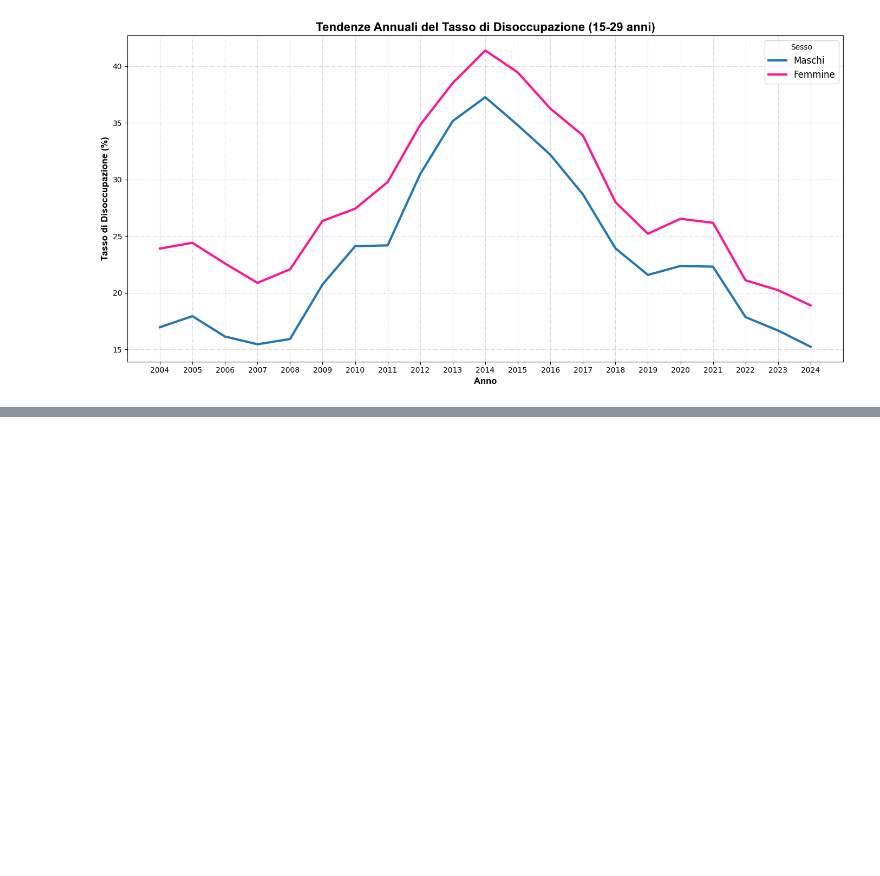
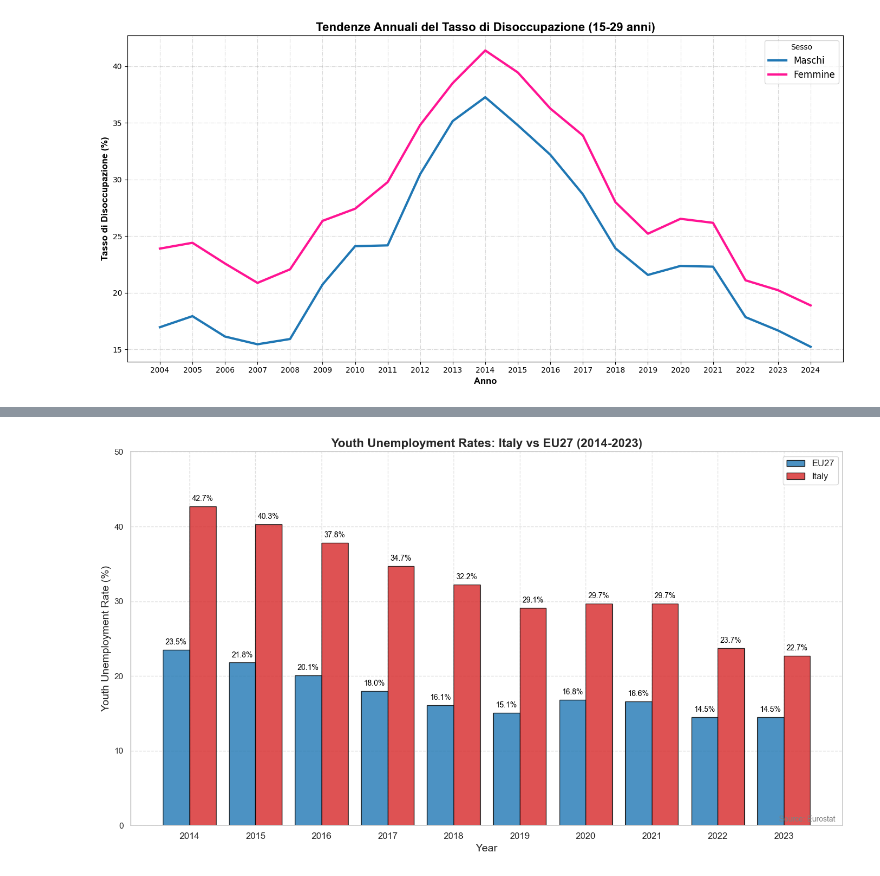
Before and after one commit to lauri14/progetto_visualizzazione_scientifica, a Jupyter notebook: progetto.ipynb, the cells around one changed output, grey strips where cells are left out. Cells and saved outputs as stored; diff of their text form; code cells hidden in the pictures; blank space fills up the shorter version.

```diff
--- a/progetto.ipynb
+++ b/progetto.ipynb
@@ -128,0 +188,49 @@ plt.show()
+# %%
+import matplotlib.pyplot as plt
+import numpy as np
+import seaborn as sns
+
+# Dati
+years = [2014, 2015, 2016, 2017, 2018, 2019, 2020, 2021, 2022, 2023]
+eu27 = [23.5, 21.8, 20.1, 18.0, 16.1, 15.1, 16.8, 16.6, 14.5, 14.5]
+italy = [42.7, 40.3, 37.8, 34.7, 32.2, 29.1, 29.7, 29.7, 23.7, 22.7]
+
+# Configurazione del grafico
+plt.figure(figsize=(14, 8))
+sns.set_theme(style="whitegrid")
+
+# Impostazione della posizione delle barre
+x = np.arange(len(years))  # Posizioni per le barre
+width = 0.4  # Larghezza delle barre
+
+# Creazione delle barre
+bars1 = plt.bar(x - width/2, eu27, width, label='EU27', color='#1f77b4', edgecolor='black', alpha=0.8)
+bars2 = plt.bar(x + width/2, italy, width, label='Italy', color='#d62728', edgecolor='black', alpha=0.8)
+
+# Aggiunta delle etichette di valore sulle barre
+for bar in bars1:
+    plt.text(bar.get_x() + bar.get_width()/2, bar.get_height() + 0.5, f"{bar.get_height():.1f}%",
+             ha='center', va='bottom', fontsize=10, color='black')
+for bar in bars2:
+    plt.text(bar.get_x() + bar.get_width()/2, bar.get_height() + 0.5, f"{bar.get_height():.1f}%",
+             ha='center', va='bottom', fontsize=10, color='black')
+
+# Aggiunta di etichette, titolo e legenda
+plt.xticks(x, years, fontsize=12)
+plt.xlabel('Year', fontsize=14)
+plt.ylabel('Youth Unemployment Rate (%)', fontsize=14)
+plt.title('Youth Unemployment Rates: Italy vs EU27 (2014-2023)', fontsize=16, fontweight='bold')
+plt.legend(fontsize=12, loc='upper right')
+
+# Limiti e griglia
+plt.ylim(0, 50)
+plt.grid(visible=True, linestyle='--', alpha=0.6)
+
+# Firma del grafico
+plt.annotate('Source: Eurostat', xy=(0.99, 0.01), xycoords='axes fraction', fontsize=10, ha='right', color='gray')
+
+# Mostrare il grafico
+plt.tight_layout()
+plt.show()
+# %% [output]
+[figure, added]
```
Also changed, not shown: parts of 8 cells of this notebook, 2 other files.
